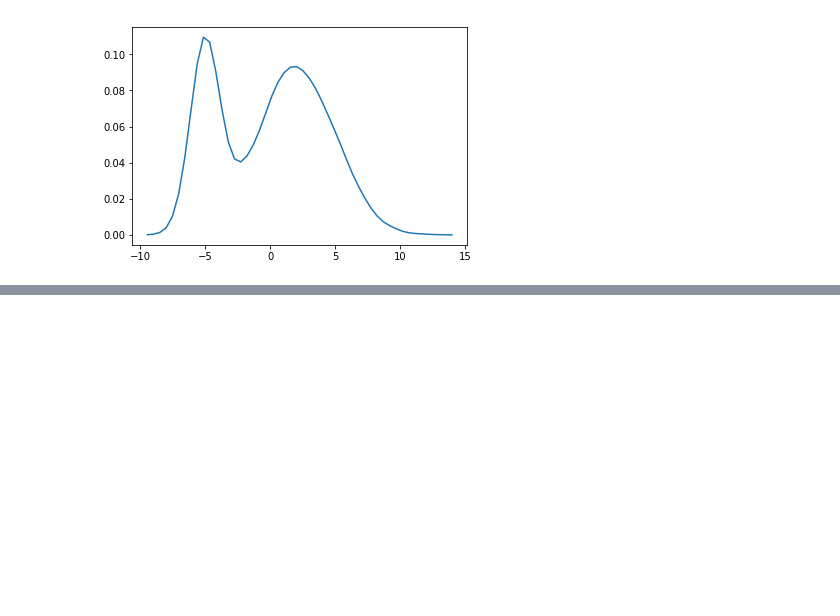
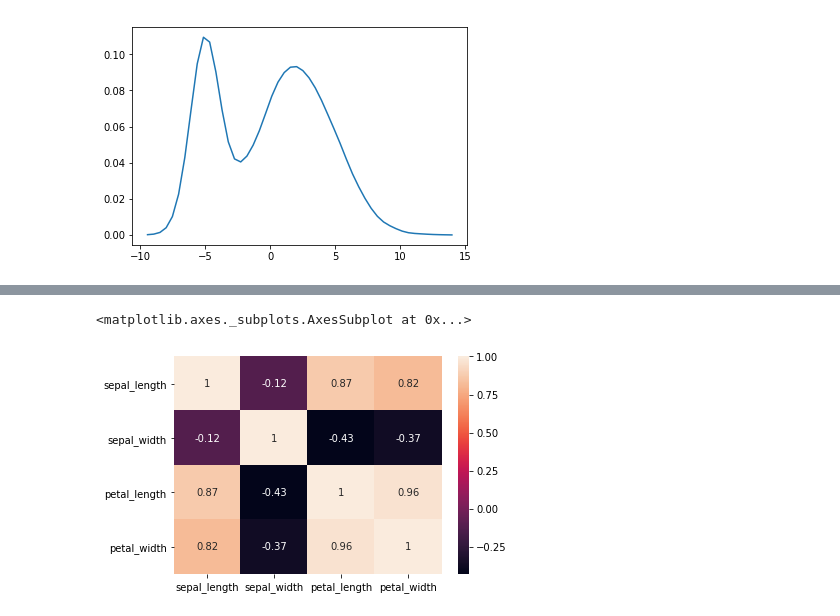
Before and after one commit to Sukhrobjon/DS-1.1, a Jupyter notebook: class_exercises/Untitled.ipynb, the cells around one changed output, grey strips where cells are left out. Saved outputs shown, nothing was run; the diff lists cells and outputs as text; code cells hidden in the pictures; blank space fills up the shorter version.

Commit message:
[correlation] among dataset features

```diff
--- a/class_exercises/Untitled.ipynb
+++ b/class_exercises/Untitled.ipynb
@@ -117,0 +120,3 @@ plt.plot(s, np.exp(log_pdf))
+# %%
+iris = sns.load_dataset('iris')
+iris.head()
@@ -117,0 +130,6 @@ plt.plot(s, np.exp(log_pdf))
+# %%
+iris = iris.drop(columns=['species'])
+sns.heatmap(iris.corr(), annot=True)
+# %% [output]
+<matplotlib.axes._subplots.AxesSubplot at 0x...>
+[figure, added]
```
Also changed, not shown: parts of 3 cells of this notebook.
